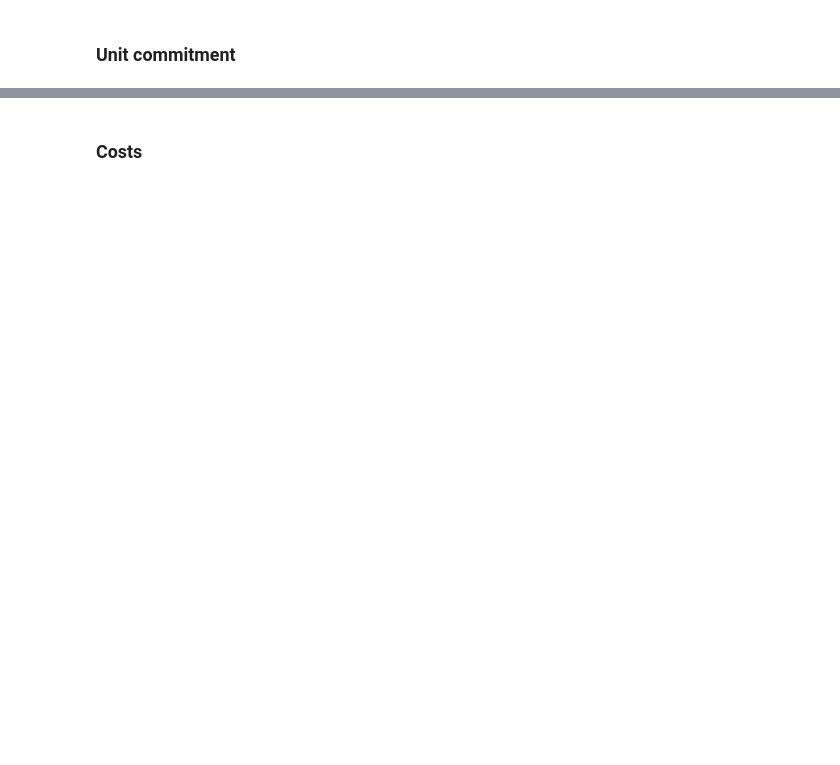
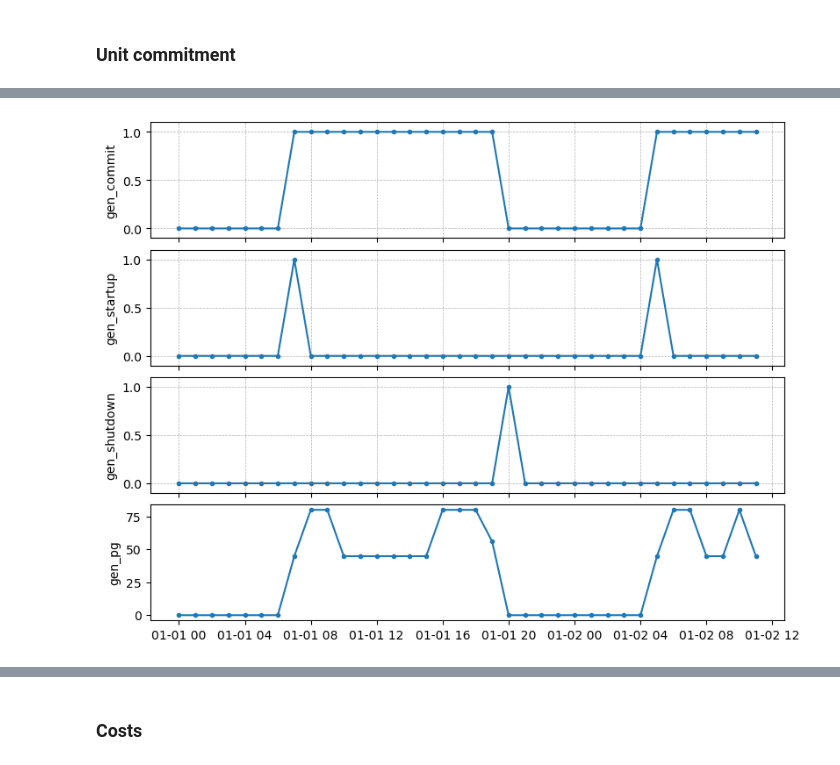
Before and after one commit to boyuan276/NYgrid-python, a Jupyter notebook: examples/ex_opf_2018NewParams.ipynb, the cells around one changed output, grey strips where cells are left out. Saved outputs shown, nothing was run; the diff lists cells and outputs as text; code cells hidden in the pictures; blank space fills up the shorter version.

```diff
--- a/examples/ex_opf_2018NewParams.ipynb
+++ b/examples/ex_opf_2018NewParams.ipynb
@@ -51,7 +51,8 @@ Results directory: /mnt/Bo_HDD/NYgrid-python/results
 start_date = datetime(2018, 1, 1, 0, 0, 0)
 end_date = datetime(2019, 1, 1, 0, 0, 0)
 timestamp_list = pd.date_range(start_date, end_date, freq='1D')
-verbose = False
+verbose = True
+leading_hours = 12
 # %%
 # Read grid property file
 grid_prop = ng_run.read_grid_prop(grid_data_dir)
@@ -104,9 +154,9 @@ grid_profile['gencost1_profile'] = gencost1_profile_new
 # %%
 # Only run for one day
 d = 0
-start_datetime = timestamp_list[d]
-end_datetime = start_datetime + timedelta(hours=24*30)
-print(f'Start time: {start_datetime}')
-print(f'End time: {end_datetime}')
+start_datetime_w0 = timestamp_list[d]
+end_datetime_w0 = start_datetime_w0 + timedelta(hours=23 + leading_hours)
+print(f'Start time: {start_datetime_w0}')
+print(f'End time: {end_datetime_w0}')
 # %% [output]
 Start time: 2018-01-01 00:00:00
@@ -354,0 +996,18 @@ plt.show()
+# %%
+ii = 222
+
+fig, axs = plt.subplots(4, 1, figsize=(8, 6), sharex=True, layout='constrained')
+axs[0].plot(gen_commit[ii], marker='.', label='gen_commit')
+axs[1].plot(gen_startup[ii], marker='.', label='gen_startup')
+axs[2].plot(gen_shutdown[ii], marker='.', label='gen_shutdown')
+axs[3].plot(gen_pg[ii], marker='.', label='gen_pg')
+axs[0].set_ylabel('gen_commit')
+axs[1].set_ylabel('gen_startup')
+axs[2].set_ylabel('gen_shutdown')
+axs[3].set_ylabel('gen_pg')
+for ax in axs[:-1]:
+    ax.set_ylim(-0.1, 1.1)
+    ax.grid(linestyle='--', linewidth=0.5)
+plt.show()
+# %% [output]
+[figure, added]
```
Also changed, not shown: parts of 38 cells of this notebook.
